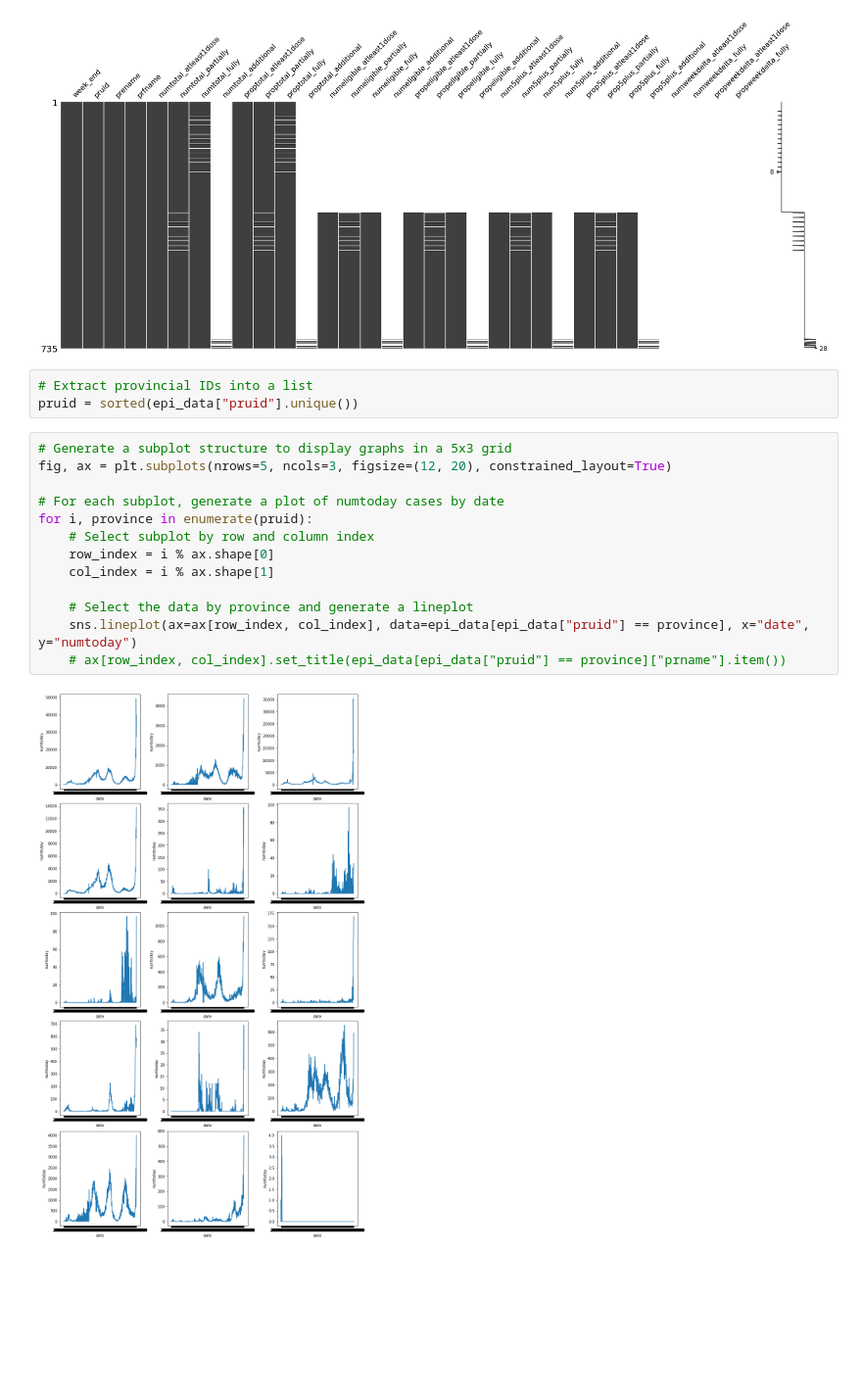
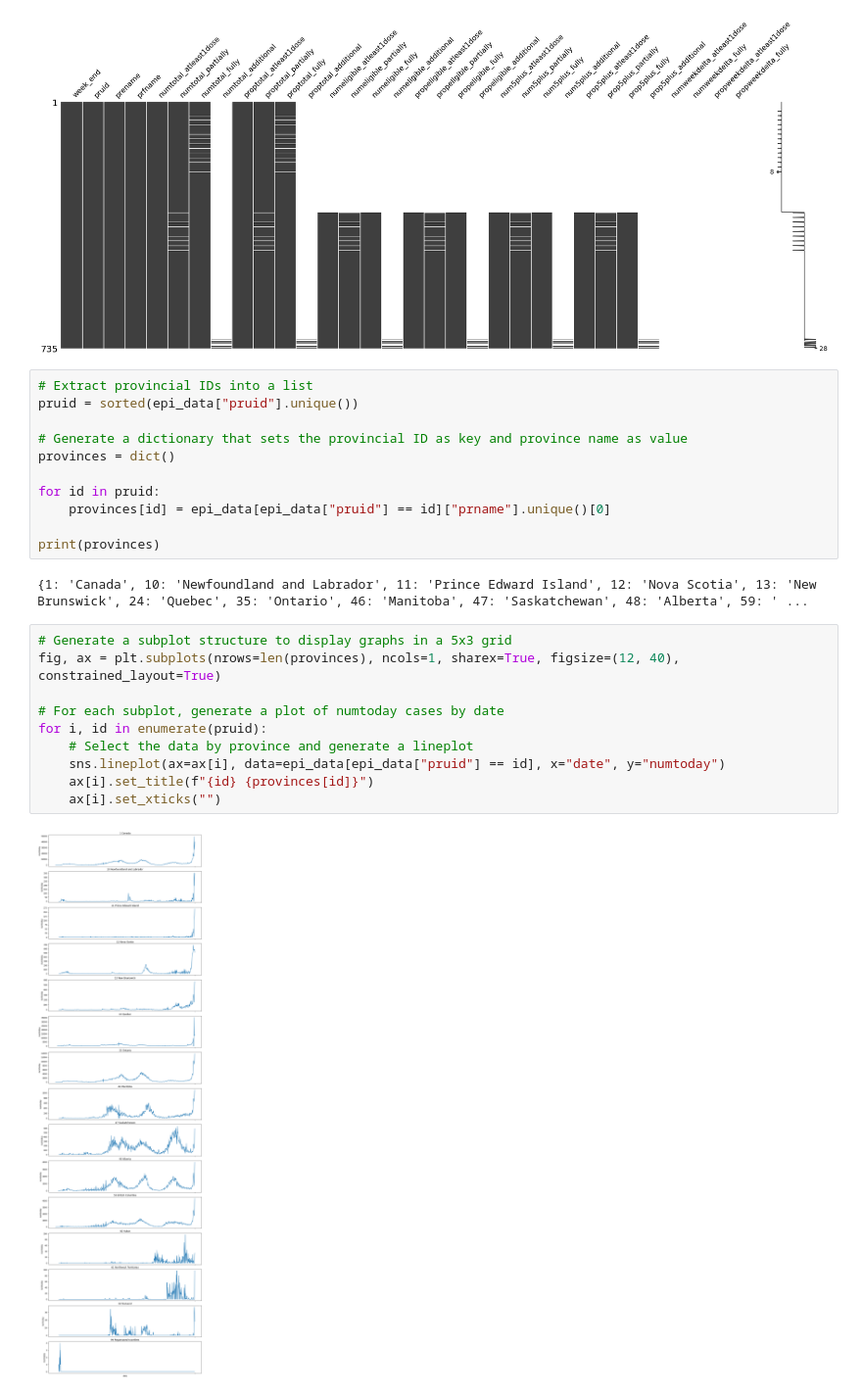
Before and after one commit to john-s-lin/can-covid-wave, a Jupyter notebook: src/preprocessing.ipynb, the cells around one changed output. Shown at 98% size. Cells and saved outputs as stored; diff of their text form; blank space fills up the shorter version.

```diff
--- a/src/preprocessing.ipynb
+++ b/src/preprocessing.ipynb
@@ -168,21 +168,28 @@ msno.matrix(vax_data, figsize=(30, 10))
 # %% [output]
 <AxesSubplot:>
 [figure]
-# %%
-# Extract provincial IDs into a list
-pruid = sorted(epi_data["pruid"].unique())
+# %%
+# Extract provincial IDs into a list
+pruid = sorted(epi_data["pruid"].unique())
+
+# Generate a dictionary that sets the provincial ID as key and province name as value
+provinces = dict()
+
+for id in pruid:
+    provinces[id] = epi_data[epi_data["pruid"] == id]["prname"].unique()[0]
+
+print(provinces)
+# %% [output]
+{1: 'Canada', 10: 'Newfoundland and Labrador', 11: 'Prince Edward Island', 12: 'Nova Scotia', 13: 'New Brunswick', 24: 'Quebec', 35: 'Ontario', 46: 'Manitoba', 47: 'Saskatchewan', 48: 'Alberta', 59: ' ...
 # %%
 # Generate a subplot structure to display graphs in a 5x3 grid
-fig, ax = plt.subplots(nrows=5, ncols=3, figsize=(12, 20), constrained_layout=True)
+fig, ax = plt.subplots(nrows=len(provinces), ncols=1, sharex=True, figsize=(12, 40), constrained_layout=True)
 
 # For each subplot, generate a plot of numtoday cases by date
-for i, province in enumerate(pruid):
-    # Select subplot by row and column index
-    row_index = i % ax.shape[0]
-    col_index = i % ax.shape[1]
-
+for i, id in enumerate(pruid):
     # Select the data by province and generate a lineplot
-    sns.lineplot(ax=ax[row_index, col_index], data=epi_data[epi_data["pruid"] == province], x="date", y="numtoday")
-    # ax[row_index, col_index].set_title(epi_data[epi_data["pruid"] == province]["prname"].item())
+    sns.lineplot(ax=ax[i], data=epi_data[epi_data["pruid"] == id], x="date", y="numtoday")
+    ax[i].set_title(f"{id} {provinces[id]}")
+    ax[i].set_xticks("")
 # %% [output]
-[figure, old version]
+[figure, new version]
```
